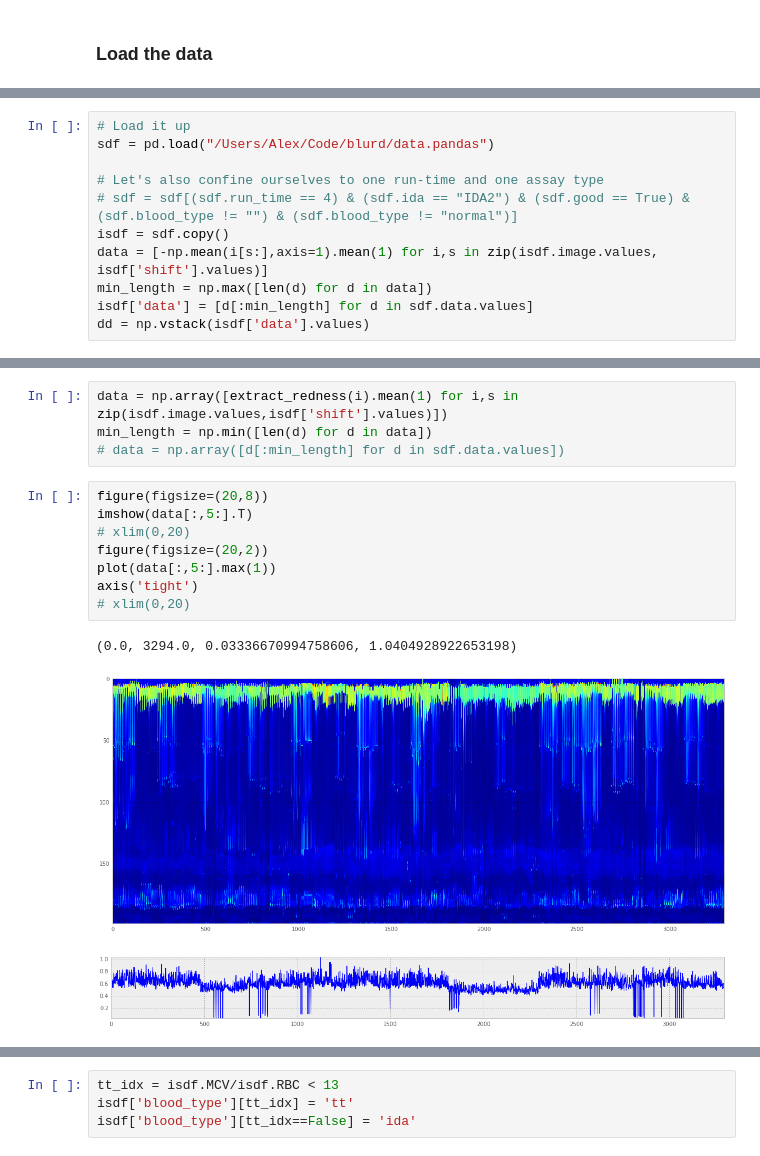
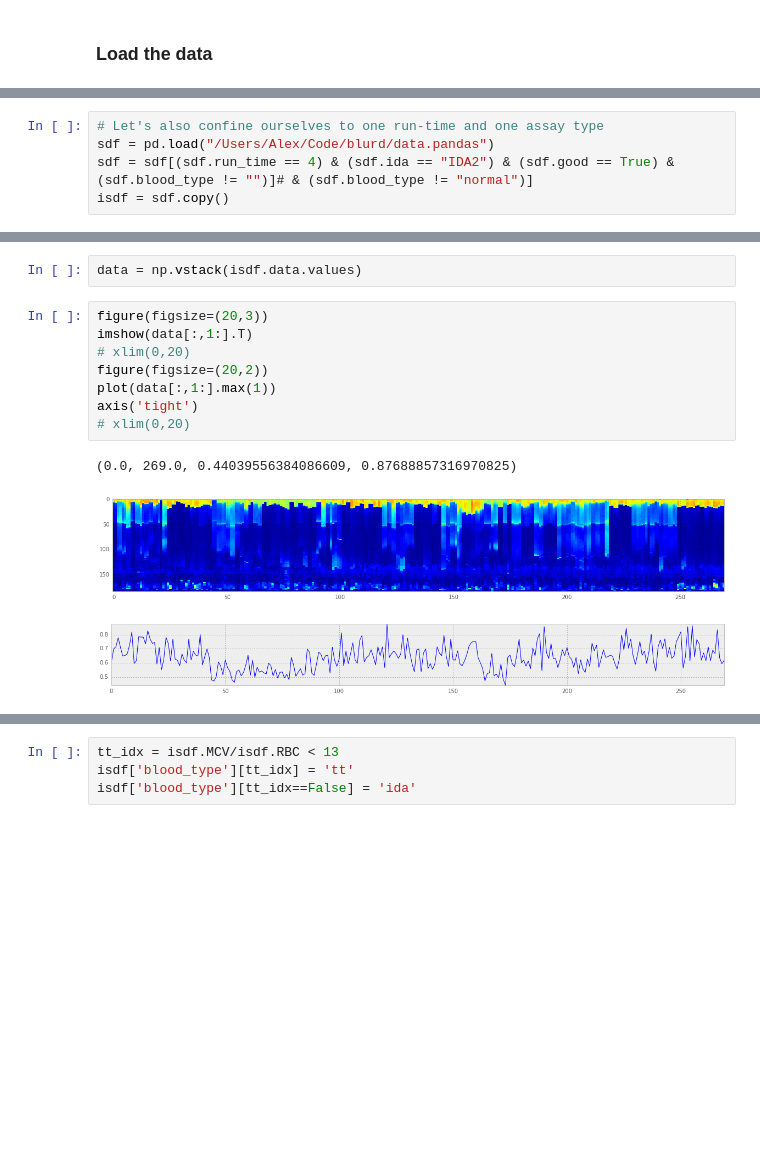
Before and after one commit to alexbw/ida, a Jupyter notebook: Follow-up analysis 7-25-2014.ipynb, the cells around one changed output, grey strips where cells are left out. Cells and saved outputs as stored; diff of their text form; blank space fills up the shorter version.

Commit message:
Progress in extracting proper luminosity values

```diff
--- a/Follow-up analysis 7-25-2014.ipynb
+++ b/Follow-up analysis 7-25-2014.ipynb
@@ -20,11 +69,5 @@ i.shape
 # %%
-# Load it up
+# Let's also confine ourselves to one run-time and one assay type
 sdf = pd.load("/Users/Alex/Code/blurd/data.pandas")
-
-# Let's also confine ourselves to one run-time and one assay type
-# sdf = sdf[(sdf.run_time == 4) & (sdf.ida == "IDA2") & (sdf.good == True) & (sdf.blood_type != "") & (sdf.blood_type != "normal")]
+sdf = sdf[(sdf.run_time == 4) & (sdf.ida == "IDA2") & (sdf.good == True) & (sdf.blood_type != "")]# & (sdf.blood_type != "normal")]
 isdf = sdf.copy()
-data = [-np.mean(i[s:],axis=1).mean(1) for i,s in zip(isdf.image.values, isdf['shift'].values)]
-min_length = np.max([len(d) for d in data])
-isdf['data'] = [d[:min_length] for d in sdf.data.values]
-dd = np.vstack(isdf['data'].values)
@@ -113,16 +74,14 @@ imshow(img_lab[:,:,2].T); axis('off')
-# %%
-data = np.array([extract_redness(i).mean(1) for i,s in zip(isdf.image.values,isdf['shift'].values)])
-min_length = np.min([len(d) for d in data])
-# data = np.array([d[:min_length] for d in sdf.data.values])
+# %%
+data = np.vstack(isdf.data.values)
 # %%
-figure(figsize=(20,8))
-imshow(data[:,5:].T)
+figure(figsize=(20,3))
+imshow(data[:,1:].T)
 # xlim(0,20)
 figure(figsize=(20,2))
-plot(data[:,5:].max(1))
+plot(data[:,1:].max(1))
 axis('tight')
 # xlim(0,20)
 # %% [output]
-(0.0, 3294.0, 0.03336670994758606, 1.0404928922653198)
+(0.0, 269.0, 0.44039556384086609, 0.87688857316970825)
-[figure, old version]
+[figure, new version]
-[figure, old version]
+[figure, new version]
```
Also changed, not shown: parts of 47 cells of this notebook, 1 other file.
